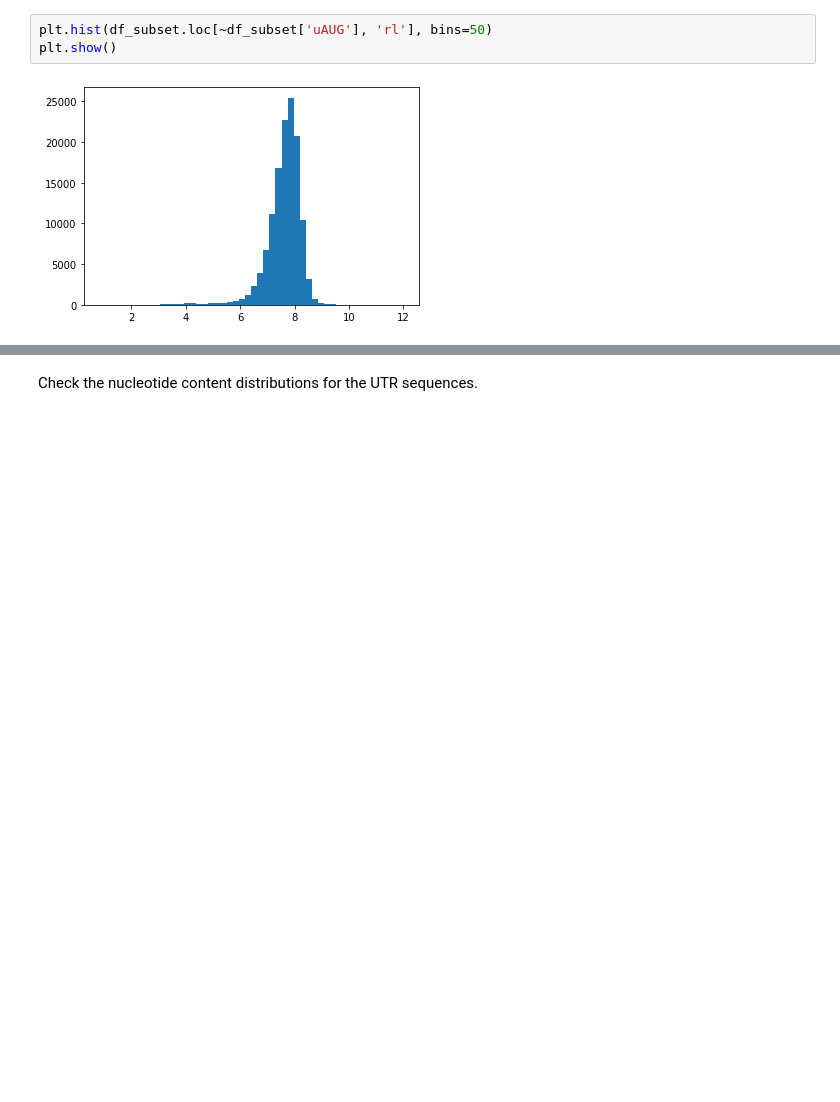
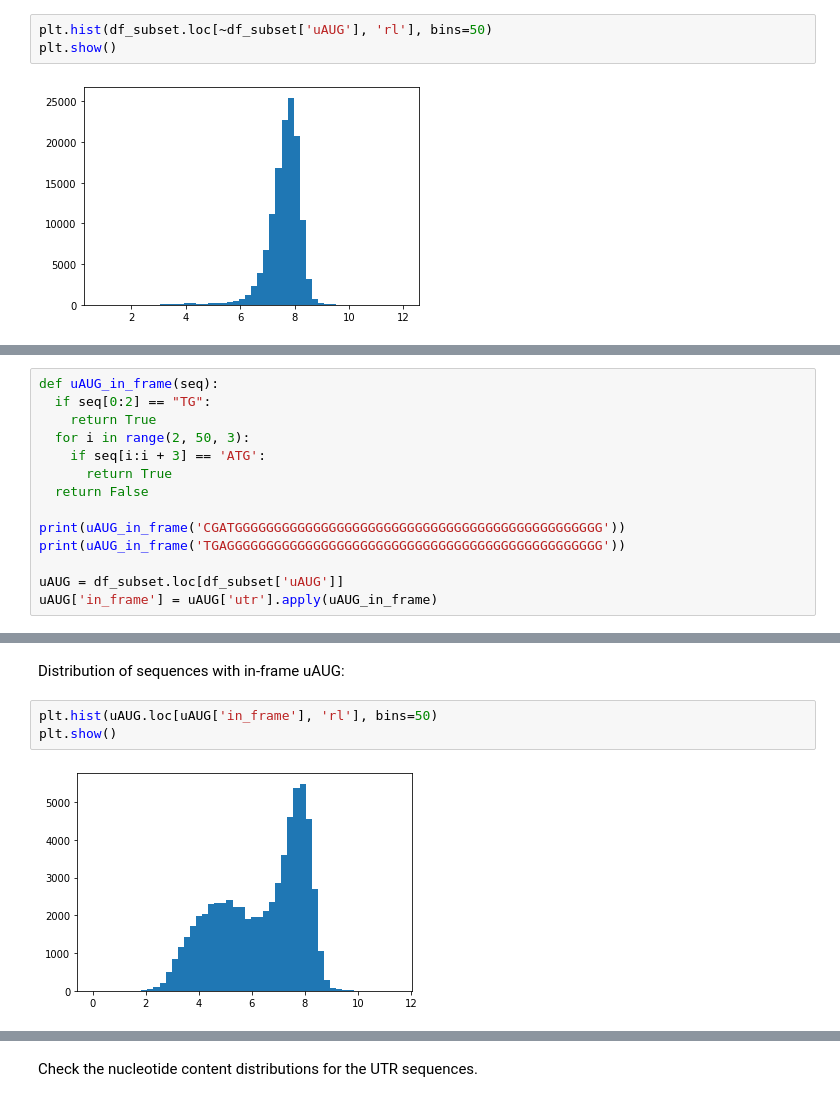
Before and after one commit to nmateyko/human_5utr_modeling, a Jupyter notebook: 2D_CNN/check_data.ipynb, the cells around one changed output, grey strips where cells are left out. Saved outputs shown, nothing was run; the diff lists cells and outputs as text; blank space fills up the shorter version.

Commit message:
Check uORF MRL distribution

```diff
--- a/2D_CNN/check_data.ipynb
+++ b/2D_CNN/check_data.ipynb
@@ -75,0 +78,14 @@ plt.show()
+# %%
+def uAUG_in_frame(seq):
+  if seq[0:2] == "TG":
+    return True
+  for i in range(2, 50, 3):
+    if seq[i:i + 3] == 'ATG':
+      return True
+  return False
+
+print(uAUG_in_frame('CGATGGGGGGGGGGGGGGGGGGGGGGGGGGGGGGGGGGGGGGGGGGGGGGG'))
+print(uAUG_in_frame('TGAGGGGGGGGGGGGGGGGGGGGGGGGGGGGGGGGGGGGGGGGGGGGGGGG'))
+
+uAUG = df_subset.loc[df_subset['uAUG']]
+uAUG['in_frame'] = uAUG['utr'].apply(uAUG_in_frame)
@@ -75,0 +100,7 @@ plt.show()
+# %% [markdown]
+Distribution of sequences with in-frame uAUG:
+# %%
+plt.hist(uAUG.loc[uAUG['in_frame'], 'rl'], bins=50)
+plt.show()
+# %% [output]
+[figure, added]
```
Also changed, not shown: parts of 26 cells of this notebook.
